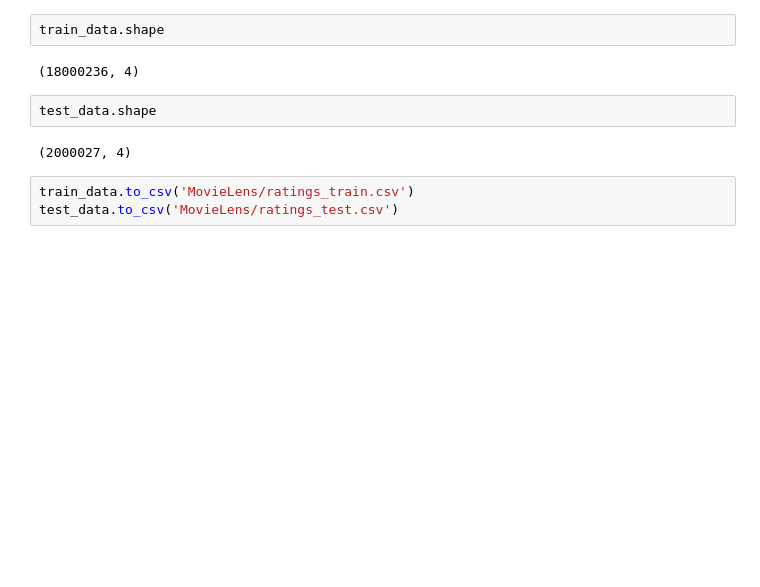
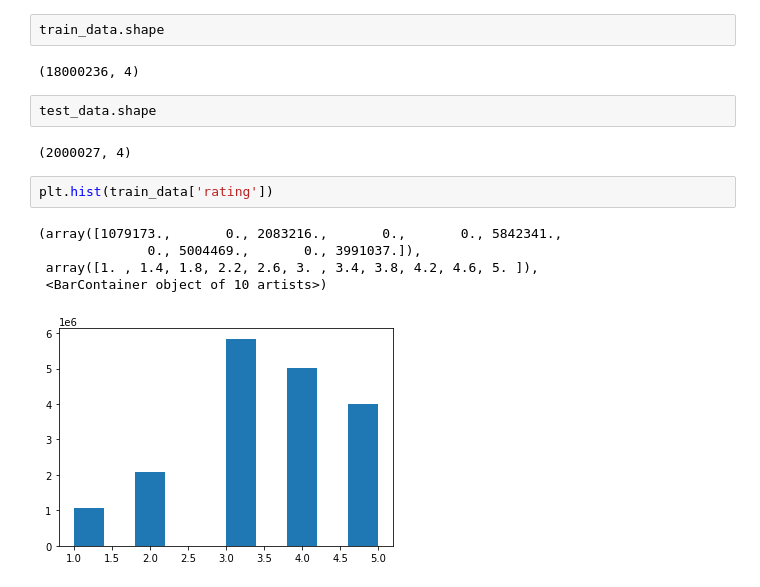
Before and after one commit to danny-1k/MovieLensRecSys, a Jupyter notebook: Analysis.ipynb, the cells around one changed output. Drawn from its saved outputs; the diff is of its cells as text; blank space fills up the shorter version.

```diff
--- a/Analysis.ipynb
+++ b/Analysis.ipynb
@@ -163,6 +190,11 @@ train_data.shape
 test_data.shape
 # %% [output]
 (2000027, 4)
-# %%
-train_data.to_csv('MovieLens/ratings_train.csv')
-test_data.to_csv('MovieLens/ratings_test.csv')
+# %%
+plt.hist(train_data['rating'])
+# %% [output]
+(array([1079173.,       0., 2083216.,       0.,       0., 5842341.,
+              0., 5004469.,       0., 3991037.]),
+ array([1. , 1.4, 1.8, 2.2, 2.6, 3. , 3.4, 3.8, 4.2, 4.6, 5. ]),
+ <BarContainer object of 10 artists>)
+[figure, added]
```
Also changed, not shown: parts of 8 cells of this notebook.
